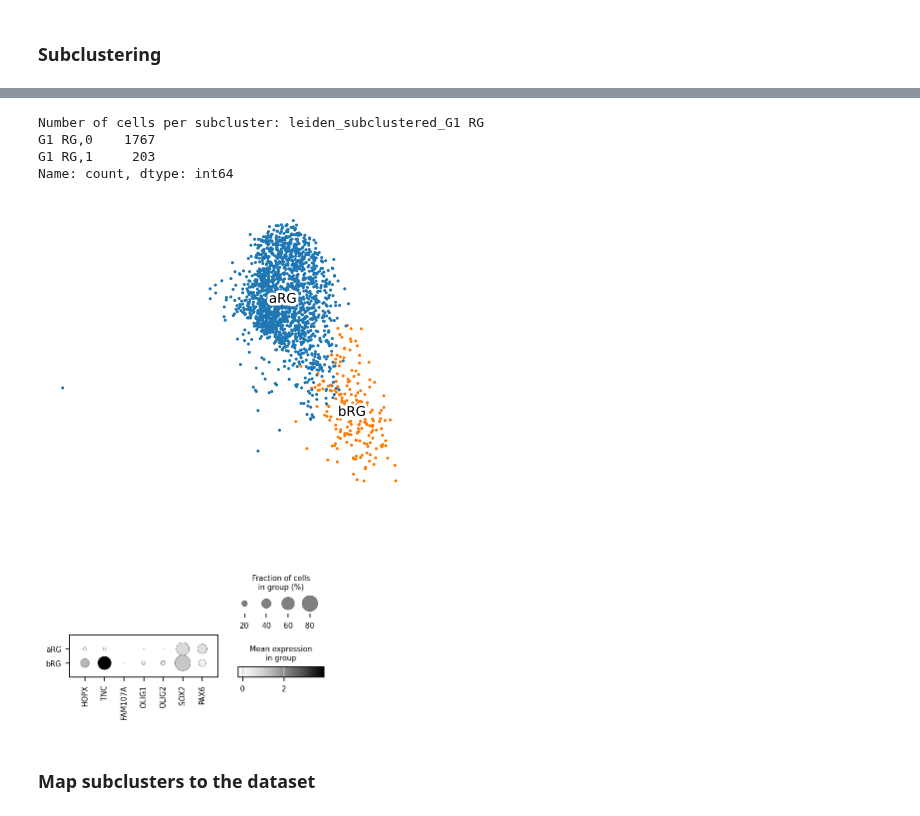
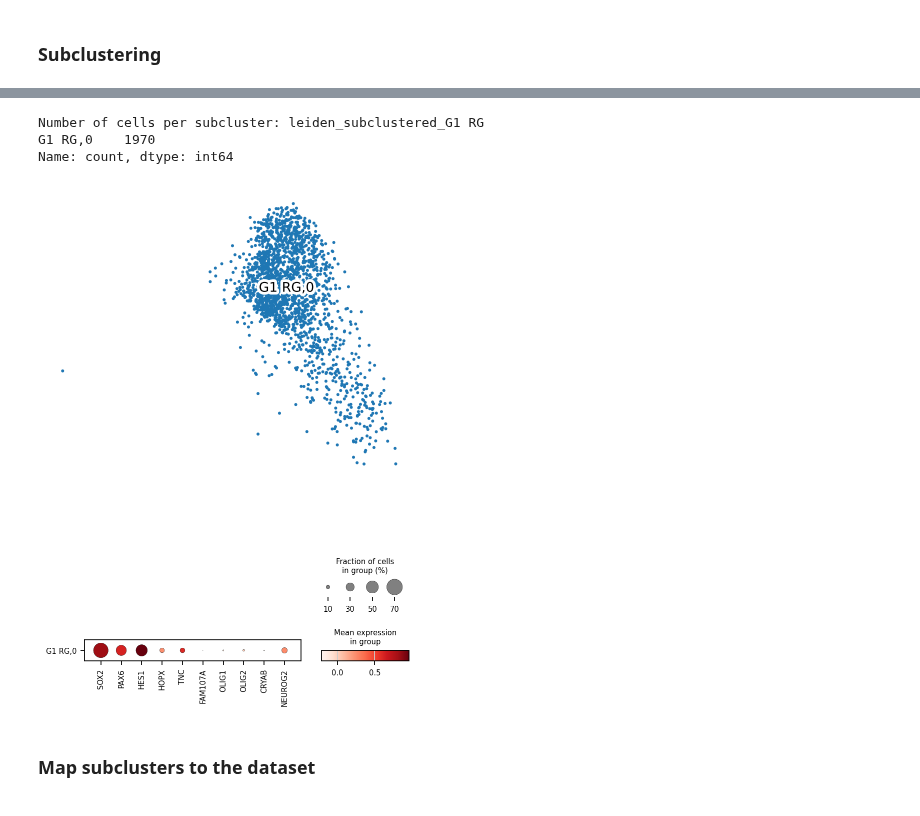
Before and after one commit to KalebicLab/ScDGomics, a Jupyter notebook: notebooks/scdgomics_clustering.ipynb, the cells around one changed output, grey strips where cells are left out. Cells and saved outputs as stored; diff of their text form; code cells hidden in the pictures.

```diff
--- a/notebooks/scdgomics_clustering.ipynb
+++ b/notebooks/scdgomics_clustering.ipynb
@@ -278,8 +294,8 @@ adata.obs['species'] = adata.obs['dataset_of_origin'].map({
 # %%
 # Subset G1 RG per species
 ## Human Ncx
-adata_RG_hs_ncx = adata[(adata.obs['species'] == 'human_ncx') & (adata.obs['X_leiden_harmony'] == 'G1 RG')]
+adata_RG_hs_ncx = adata[(adata.obs['species'] == 'human_ncx') & (adata.obs['X_leiden_harmony'] == 'G1 RG')].copy()
 ## Mouse Ncx
-adata_RG_mm_ncx = adata[(adata.obs['species'] == 'mouse_ncx') & (adata.obs['X_leiden_harmony'] == 'G1 RG')]
+adata_RG_mm_ncx = adata[(adata.obs['species'] == 'mouse_ncx') & (adata.obs['X_leiden_harmony'] == 'G1 RG')].copy()
 ## Mouse DG
-adata_RG_mm_dg = adata[(adata.obs['species'] == 'mouse_dg') & (adata.obs['X_leiden_harmony'] == 'G1 RG')]
+adata_RG_mm_dg = adata[(adata.obs['species'] == 'mouse_dg') & (adata.obs['X_leiden_harmony'] == 'G1 RG')].copy()
@@ -293,10 +336,10 @@ sc.pp.neighbors(adata_RG_mm_dg, use_rep='X_pca_harmony', n_pcs=30, n_neighbors=8
 # Subcluster human Ncx
 clusters = ['G1 RG']
 for cluster in clusters:
-    sc.tl.leiden(adata_RG_hs_ncx, resolution=0.25, key_added=f'leiden_subclustered_{cluster}', restrict_to=('X_leiden_harmony', [cluster]),  random_state=111)
+    sc.tl.leiden(adata_RG_hs_ncx, resolution=0.20, key_added=f'leiden_subclustered_{cluster}', restrict_to=('X_leiden_harmony', [cluster]),  random_state=111)
 
 # Rename clusters
-reannot = ['aRG', 'n-bRG', 'g-bRG']
+reannot = ['RG 1', 'RG 2', 'RG 3']
 adata_RG_hs_ncx.rename_categories('leiden_subclustered_G1 RG', reannot)
 
 # Print number of cells per each subcluster
@@ -311,10 +354,10 @@ plt.savefig('/group/kalebic/Nikola/1_single_cell_final/Nikola_final/final/scdgom
 plt.show()
 
 # Plot the dotplot
-markers = ['HOPX', 'TNC', 'FAM107A', 'OLIG1', 'OLIG2', 'SOX2', 'PAX6']
+markers = ['SOX2', 'PAX6', 'HES1', 'HOPX', 'TNC', 'FAM107A', 'OLIG1', 'OLIG2', 'CRYAB', 'NEUROG2']
 sc.set_figure_params(fontsize=8)
 sc.pl.dotplot(adata_RG_hs_ncx, markers, groupby ='leiden_subclustered_G1 RG',
-              mean_only_expressed = False, show = False, cmap = 'Greys')
+              mean_only_expressed = False, show = False, cmap = 'Reds')
 plt.tight_layout()
 plt.savefig('/group/kalebic/Nikola/1_single_cell_final/Nikola_final/final/scdgomics/plots/clustering/Dotplot_RG_human_ncx_subsets.pdf', dpi = 300, bbox_inches = 'tight')
 plt.show()
@@ -330,14 +373,14 @@ Name: count, dtype: int64
 # Subcluster Mouse DG
 clusters = ['G1 RG']
 for cluster in clusters:
-    sc.tl.leiden(adata_RG_mm_dg, resolution=0.32, key_added=f'leiden_subclustered_{cluster}', restrict_to=('X_leiden_harmony', [cluster]),  random_state=111)
+    sc.tl.leiden(adata_RG_mm_dg, resolution=0.15, key_added=f'leiden_subclustered_{cluster}', restrict_to=('X_leiden_harmony', [cluster]),  random_state=111)
 
 
 # Print number of cells per each subcluster
 print("Number of cells per subcluster:", adata_RG_mm_dg.obs['leiden_subclustered_G1 RG'].value_counts())
 
 # Rename clusters
-reannot = ['n-bRG\n1', 'g-bRG\n1', 'n-bRG\n2', 'g-bRG\n2', 'aRG']
+reannot = ['RG 1', 'RG 2']
 adata_RG_mm_dg.rename_categories('leiden_subclustered_G1 RG', reannot)
 
 # Plot clusters
@@ -349,10 +392,10 @@ plt.savefig('/group/kalebic/Nikola/1_single_cell_final/Nikola_final/final/scdgom
 plt.show()
 
 # Plot the dotplot
-markers = ['HOPX', 'TNC', 'FAM107A', 'OLIG1', 'OLIG2', 'SOX2', 'PAX6']
+markers = ['SOX2', 'PAX6', 'HES1', 'HOPX', 'TNC', 'FAM107A', 'OLIG1', 'OLIG2', 'CRYAB', 'NEUROG2']
 sc.set_figure_params(fontsize=8)
 sc.pl.dotplot(adata_RG_mm_dg, markers, groupby ='leiden_subclustered_G1 RG',
-              mean_only_expressed = False, show = False, cmap = 'Greys')
+              mean_only_expressed = False, show = False, cmap = 'Reds')
 
 plt.tight_layout()
 plt.savefig('/group/kalebic/Nikola/1_single_cell_final/Nikola_final/final/scdgomics/plots/clustering/Dotplot_RG_mouse_dg_subsets.pdf', dpi = 300, bbox_inches = 'tight')
@@ -370,40 +410,39 @@ Name: count, dtype: int64
 # %%
 # Subcluster mouse Ncx
 clusters = ['G1 RG']
 for cluster in clusters:
-    sc.tl.leiden(adata_RG_mm_ncx, resolution=0.20, key_added=f'leiden_subclustered_{cluster}', restrict_to=('X_leiden_harmony', [cluster]),  random_state=111)
+    sc.tl.leiden(adata_RG_mm_ncx, resolution=0.15, key_added=f'leiden_subclustered_{cluster}', restrict_to=('X_leiden_harmony', [cluster]),  random_state=111)
 
 # Print number of cells per each subcluster
 print("Number of cells per subcluster:", adata_RG_mm_ncx.obs['leiden_subclustered_G1 RG'].value_counts())
 
 # Rename clusters
-reannot = ['aRG', 'bRG']
-adata_RG_mm_ncx.rename_categories('leiden_subclustered_G1 RG', reannot)
+reannot = ['RG']
+#adata_RG_mm_ncx.rename_categories('leiden_subclustered_G1 RG', reannot)
 
 # Plot clusters
 sc.set_figure_params(figsize=(5, 4))
 sc.pl.umap(adata_RG_mm_ncx, color=["leiden_subclustered_G1 RG"],frameon=False, show = False, legend_fontsize=12, size =30,
            legend_loc = 'on data', legend_fontweight=4, ncols = 1, legend_fontoutline = 5, title = '')
 plt.tight_layout()
 plt.savefig('/group/kalebic/Nikola/1_single_cell_final/Nikola_final/final/scdgomics/plots/clustering/UMAP_RG_mouse_ncx_subsets.pdf', dpi = 300, bbox_inches = 'tight')
 plt.show()
 
 
 # Plot the dotplot
-markers = ['HOPX', 'TNC', 'FAM107A', 'OLIG1', 'OLIG2', 'SOX2', 'PAX6']
+markers = ['SOX2', 'PAX6', 'HES1', 'HOPX', 'TNC', 'FAM107A', 'OLIG1', 'OLIG2', 'CRYAB', 'NEUROG2']
 sc.set_figure_params(fontsize=8)
 sc.pl.dotplot(adata_RG_mm_ncx, markers, groupby ='leiden_subclustered_G1 RG',
-              mean_only_expressed = False, show = False, cmap = 'Greys')
+              mean_only_expressed = False, show = False, cmap = 'Reds')
 plt.tight_layout()
 plt.savefig('/group/kalebic/Nikola/1_single_cell_final/Nikola_final/final/scdgomics/plots/clustering/Dotplot_RG_mouse_ncx_subsets.pdf', dpi = 300, bbox_inches = 'tight')
 plt.show()
 # %% [output]
 Number of cells per subcluster: leiden_subclustered_G1 RG
-G1 RG,0    1767
-G1 RG,1     203
+G1 RG,0    1970
 Name: count, dtype: int64
-[figure, old version]
+[figure, new version]
-[figure, old version]
+[figure, new version]
 # %% [markdown]
 ### Map subclusters to the dataset
 # %%
```
Also changed, not shown: parts of 12 cells of this notebook.
